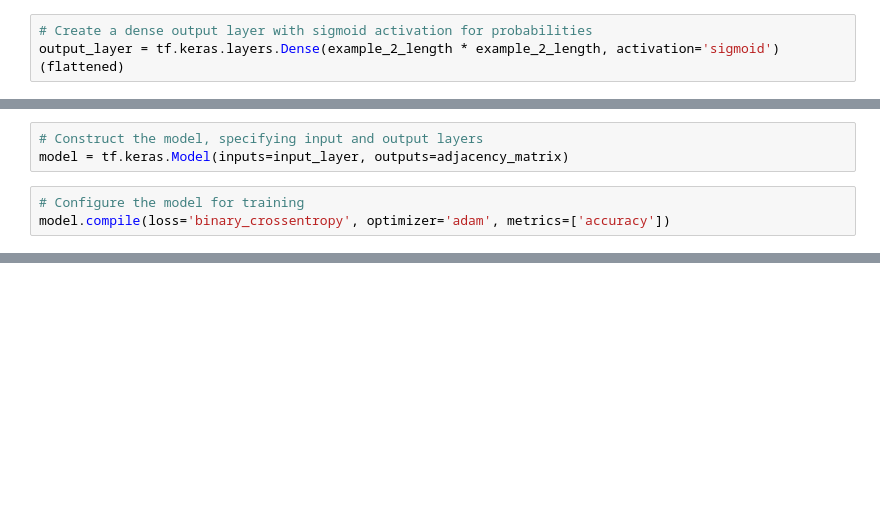
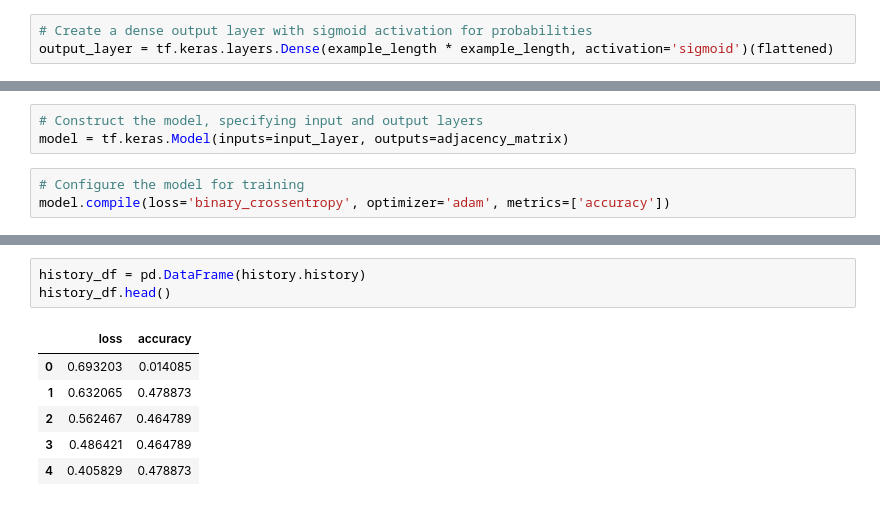
Before and after one commit to jetskiiiiiii/CAPSTONE, a Jupyter notebook: CODE/MODELS/JET-RNA/JetRNA.ipynb, the cells around one changed output, grey strips where cells are left out. Cells and saved outputs as stored; diff of their text form; blank space fills up the shorter version.

```diff
--- a/CODE/MODELS/JET-RNA/JetRNA.ipynb
+++ b/CODE/MODELS/JET-RNA/JetRNA.ipynb
@@ -31,6 +26,6 @@ lstm_layer = tf.keras.layers.LSTM(units=64, return_sequences=True)(input_layer)
 flattened = tf.keras.layers.Flatten()(lstm_layer)
 # %%
 # Create a dense output layer with sigmoid activation for probabilities
-output_layer = tf.keras.layers.Dense(example_2_length * example_2_length, activation='sigmoid')(flattened)
+output_layer = tf.keras.layers.Dense(example_length * example_length, activation='sigmoid')(flattened)
 # %%
 # Reshape the output into a 2D adjacency matrix
@@ -96,0 +92,10 @@ Epoch 10/10
+# %%
+history_df = pd.DataFrame(history.history)
+history_df.head()
+# %% [output]
+|  | loss | accuracy |
+| 0 | 0.693203 | 0.014085 |
+| 1 | 0.632065 | 0.478873 |
+| 2 | 0.562467 | 0.464789 |
+| 3 | 0.486421 | 0.464789 |
+| 4 | 0.405829 | 0.478873 |
```
Also changed, not shown: parts of 8 cells of this notebook.
